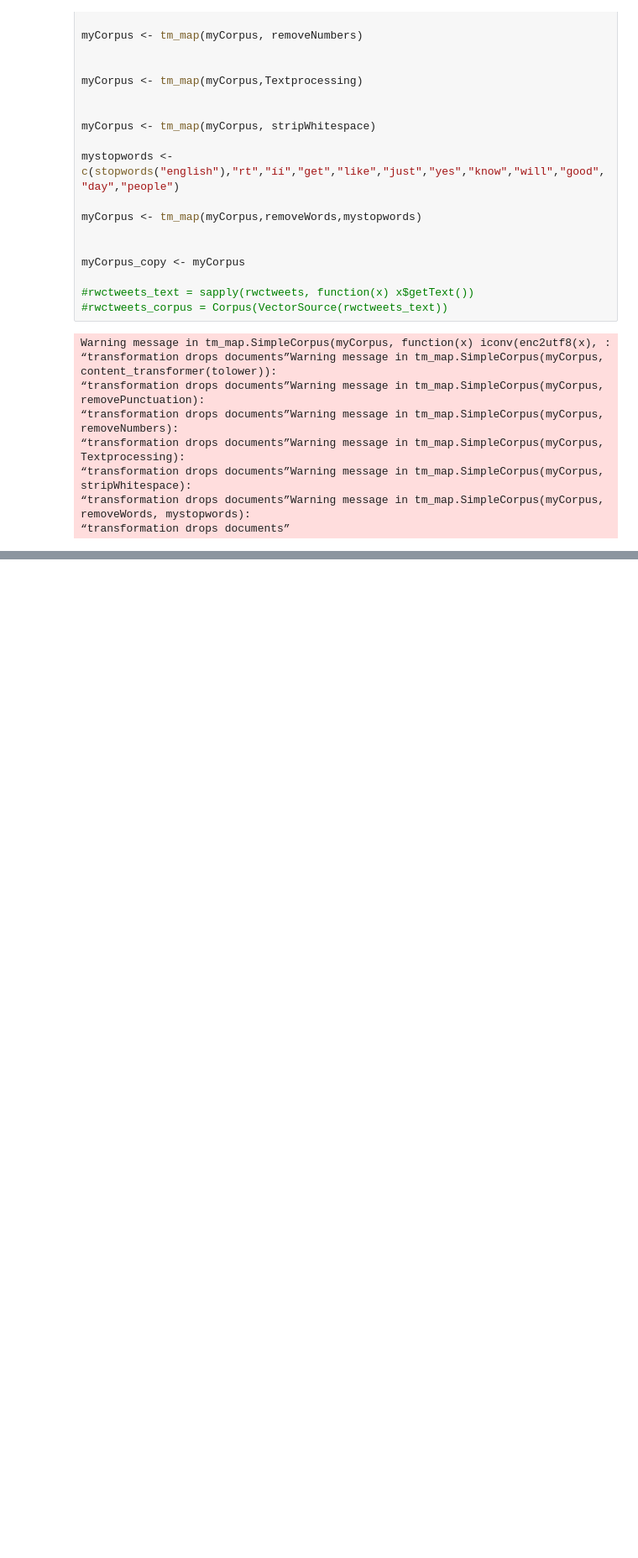
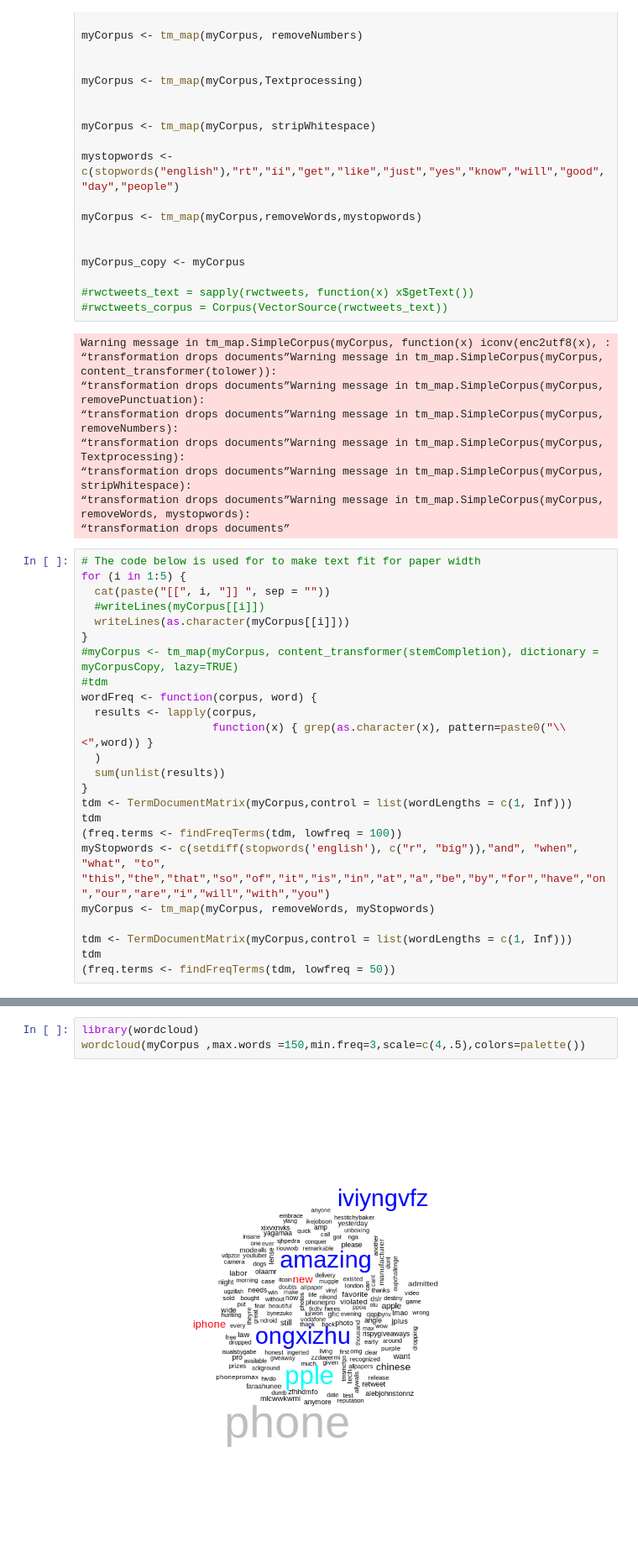
Before and after one commit to richutomy/ML_GROUP_ASS2, a Jupyter notebook: ML_ASS2.ipynb, the cells around one changed output, grey strips where cells are left out. Shown at 84% size. Cells and saved outputs as stored; diff of their text form; blank space fills up the shorter version.

```diff
--- a/ML_ASS2.ipynb
+++ b/ML_ASS2.ipynb
@@ -490,3 +486,27 @@ Warning message in tm_map.SimpleCorpus(myCorpus, function(x) iconv(enc2utf8(x),
 “transformation drops documents”Warning message in tm_map.SimpleCorpus(myCorpus, stripWhitespace):
 “transformation drops documents”Warning message in tm_map.SimpleCorpus(myCorpus, removeWords, mystopwords):
 “transformation drops documents”
+# %%
+# The code below is used for to make text fit for paper width
+for (i in 1:5) {
+  cat(paste("[[", i, "]] ", sep = ""))
+  #writeLines(myCorpus[[i]])
+  writeLines(as.character(myCorpus[[i]]))
+}
+#myCorpus <- tm_map(myCorpus, content_transformer(stemCompletion), dictionary = myCorpusCopy, lazy=TRUE)
+#tdm
+wordFreq <- function(corpus, word) {
+  results <- lapply(corpus,
+                    function(x) { grep(as.character(x), pattern=paste0("\\<",word)) }
+  )
+  sum(unlist(results))
+}
+tdm <- TermDocumentMatrix(myCorpus,control = list(wordLengths = c(1, Inf)))
+tdm
+(freq.terms <- findFreqTerms(tdm, lowfreq = 100))
+myStopwords <- c(setdiff(stopwords('english'), c("r", "big")),"and", "when", "what", "to", "this","the","that","so","of","it","is","in","at","a","be","by","for","have","on","our","are","i","will","with","you")
+myCorpus <- tm_map(myCorpus, removeWords, myStopwords)
+
+tdm <- TermDocumentMatrix(myCorpus,control = list(wordLengths = c(1, Inf)))
+tdm
+(freq.terms <- findFreqTerms(tdm, lowfreq = 50))
@@ -492,0 +545,5 @@ Warning message in tm_map.SimpleCorpus(myCorpus, function(x) iconv(enc2utf8(x),
+# %%
+library(wordcloud)
+wordcloud(myCorpus ,max.words =150,min.freq=3,scale=c(4,.5),colors=palette())
+# %% [output]
+[figure, added]
```
Also changed, not shown: parts of 7 cells of this notebook.
